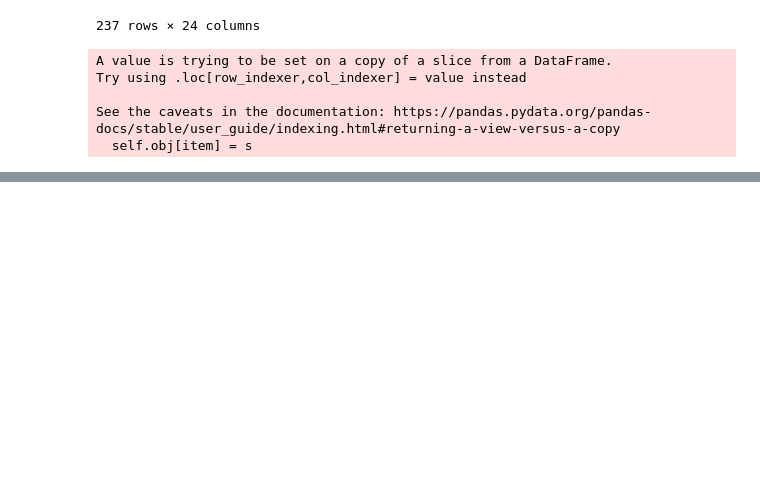
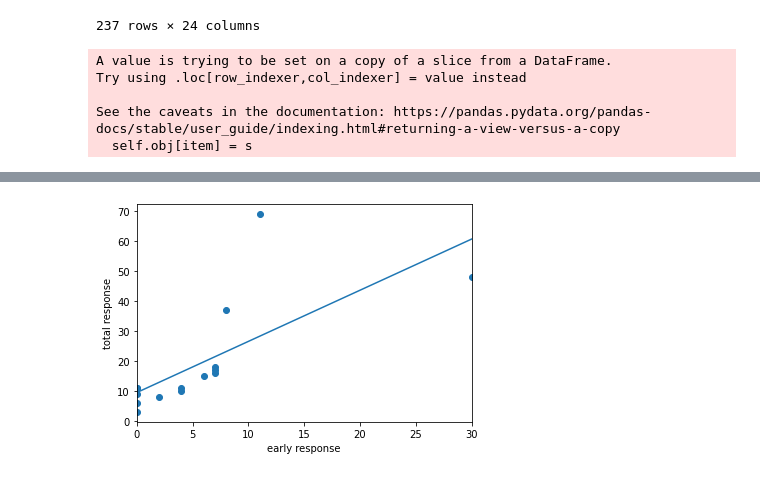
Before and after one commit to Jacsarge/attendance-analysis, a Jupyter notebook: initial-testing.ipynb, the cells around one changed output, grey strips where cells are left out. Saved outputs shown, nothing was run; the diff lists cells and outputs as text; code cells hidden in the pictures; blank space fills up the shorter version.

```diff
--- a/initial-testing.ipynb
+++ b/initial-testing.ipynb
@@ -171,0 +302,4 @@ Warnings:
+# %%
+year_early = np.concatenate((early_sr.values,fa_early_sr.values[1:]), axis = None)
+# %%
+year_total = np.concatenate((total_sr.values,fa_total_sr.values[1:]), axis = None)
@@ -171,0 +310,4 @@ Warnings:
+# %%
+model = sm.OLS(year_total,sm.add_constant(year_early))
+# %%
+res = model.fit()
@@ -171,0 +338,11 @@ Warnings:
+# %%
+from statsmodels.graphics.regressionplots import abline_plot
+
+fig = sm.graphics.abline_plot(model_results=res)
+ax = fig.axes[0]
+ax.scatter(year_early,year_total)
+ax.set_xlabel('early response')
+ax.set_ylabel('total response')
+plt.show()
+# %% [output]
+[figure, added]
```
Also changed, not shown: parts of 27 cells of this notebook.
